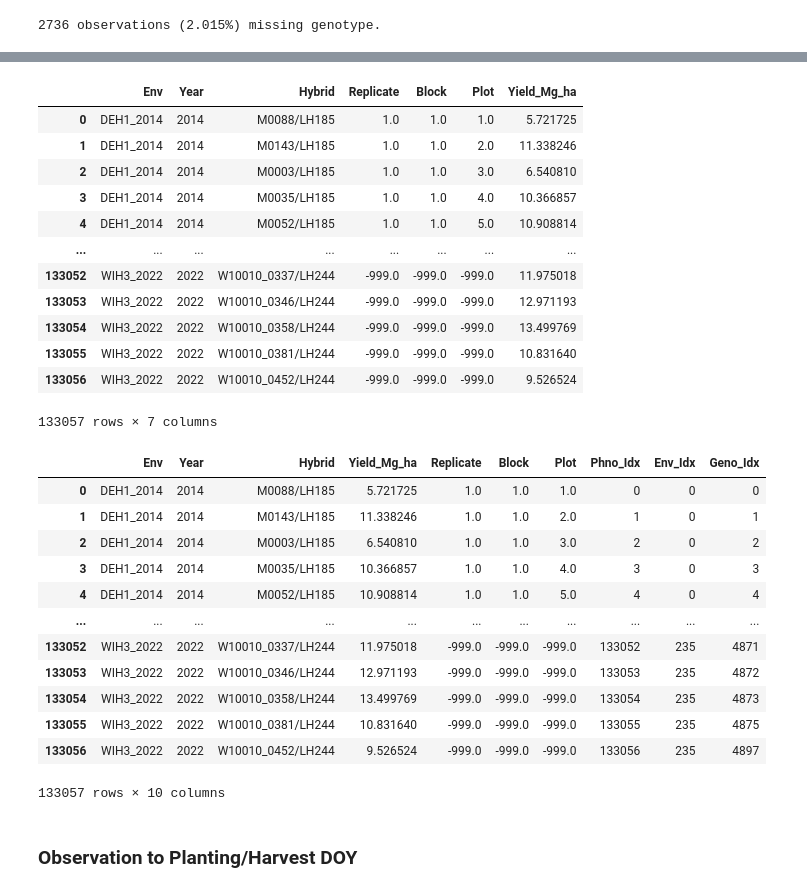
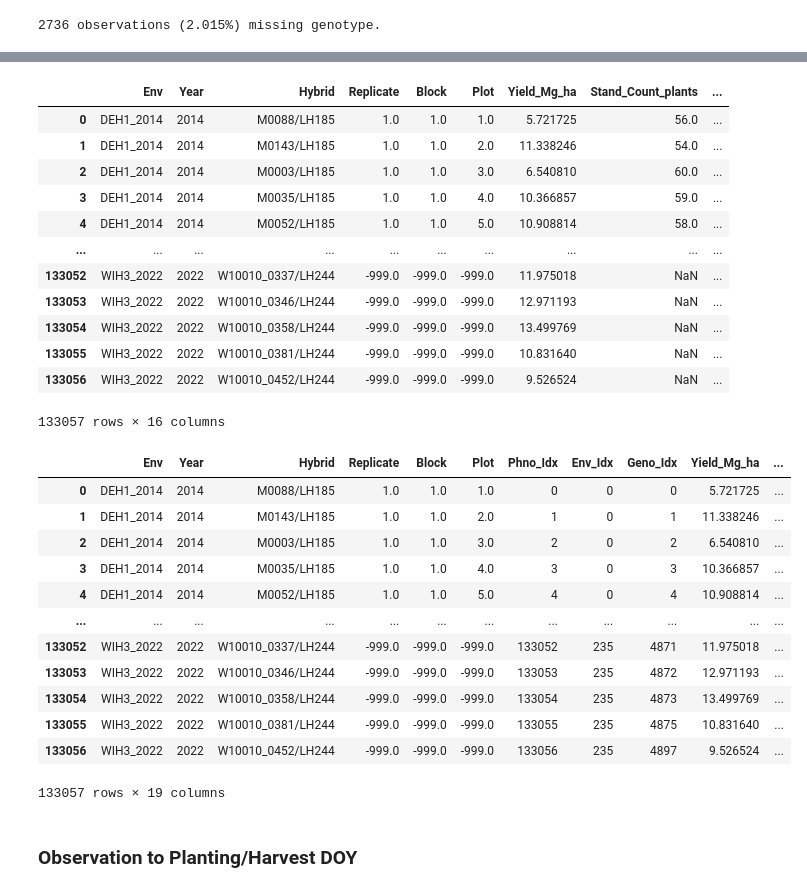
Before and after one commit to DanielKick-USDA/dataG2F, a Jupyter notebook: nbs/01.03_g2fc_prep_matrices.ipynb, the cells around one changed output, grey strips where cells are left out. Cells and saved outputs as stored; diff of their text form; code cells hidden in the pictures.

Commit message:
changed path, retained more y variables

```diff
--- a/nbs/01.03_g2fc_prep_matrices.ipynb
+++ b/nbs/01.03_g2fc_prep_matrices.ipynb
@@ -16,6 +16,6 @@ cache_path = '../nbs_artifacts/01.03_g2fc_prep_matrices/'
 ensure_dir_path_exists(dir_path = cache_path)
 # %%
-load_from = '../nbs_artifacts/01.02_g2fc_imputation/'
+load_from = '../nbs_artifacts/04_imputation/'
 
 meta = pd.read_csv(load_from+'meta.csv')
 
@@ -47,8 +47,9 @@ assert 1 == np.max(temp.Yield_Mg_ha)
 mask = ((phno.Yield_Mg_ha.notna())) # This used to allow for missing yield so long as they were in
 # 2022. Now that the 2022 data is available they should be excluded.
 phno = phno.loc[mask, :].reset_index(drop = True)
-phno = phno.loc[:, ['Env', 'Year', 'Hybrid', 'Replicate', 'Block', 'Plot', 'Yield_Mg_ha'
-                    ,
+phno = phno.loc[:, ['Env', 'Year', 'Hybrid', 'Replicate', 'Block', 'Plot', 'Yield_Mg_ha',
+                    'Stand_Count_plants', 'Pollen_DAP_days', 'Silk_DAP_days', 'Plant_Height_cm', 'Ear_Height_cm',
+                    'Root_Lodging_plants', 'Stalk_Lodging_plants', 'Grain_Moisture', 'Twt_kg_m3'
                     ]]
 phno = phno.drop_duplicates().reset_index(drop = True).copy()
 # %% [markdown]
@@ -130,19 +131,19 @@ phno_geno = phno.merge(phno_geno.loc[:, ['Hybrid', 'SNPS']].drop_duplicates(), h
 phno_geno = phno_geno.loc[(phno_geno.SNPS == True)].drop(columns = ['SNPS']).reset_index(drop=True).copy()
 phno_geno
 # %% [output]
-|  | Env | Year | Hybrid | Replicate | Block | Plot | Yield_Mg_ha |
-| 0 | DEH1_2014 | 2014 | M0088/LH185 | 1.0 | 1.0 | 1.0 | 5.721725 |
-| 1 | DEH1_2014 | 2014 | M0143/LH185 | 1.0 | 1.0 | 2.0 | 11.338246 |
-| 2 | DEH1_2014 | 2014 | M0003/LH185 | 1.0 | 1.0 | 3.0 | 6.540810 |
-| 3 | DEH1_2014 | 2014 | M0035/LH185 | 1.0 | 1.0 | 4.0 | 10.366857 |
-| 4 | DEH1_2014 | 2014 | M0052/LH185 | 1.0 | 1.0 | 5.0 | 10.908814 |
-| ... | ... | ... | ... | ... | ... | ... | ... |
-| 133052 | WIH3_2022 | 2022 | W10010_0337/LH244 | -999.0 | -999.0 | -999.0 | 11.975018 |
-| 133053 | WIH3_2022 | 2022 | W10010_0346/LH244 | -999.0 | -999.0 | -999.0 | 12.971193 |
-| 133054 | WIH3_2022 | 2022 | W10010_0358/LH244 | -999.0 | -999.0 | -999.0 | 13.499769 |
-| 133055 | WIH3_2022 | 2022 | W10010_0381/LH244 | -999.0 | -999.0 | -999.0 | 10.831640 |
-| 133056 | WIH3_2022 | 2022 | W10010_0452/LH244 | -999.0 | -999.0 | -999.0 | 9.526524 |
+|  | Env | Year | Hybrid | Replicate | Block | Plot | Yield_Mg_ha | Stand_Count_plants | ... |
+| 0 | DEH1_2014 | 2014 | M0088/LH185 | 1.0 | 1.0 | 1.0 | 5.721725 | 56.0 | ... |
+| 1 | DEH1_2014 | 2014 | M0143/LH185 | 1.0 | 1.0 | 2.0 | 11.338246 | 54.0 | ... |
+| 2 | DEH1_2014 | 2014 | M0003/LH185 | 1.0 | 1.0 | 3.0 | 6.540810 | 60.0 | ... |
+| 3 | DEH1_2014 | 2014 | M0035/LH185 | 1.0 | 1.0 | 4.0 | 10.366857 | 59.0 | ... |
+| 4 | DEH1_2014 | 2014 | M0052/LH185 | 1.0 | 1.0 | 5.0 | 10.908814 | 58.0 | ... |
+| ... | ... | ... | ... | ... | ... | ... | ... | ... | ... |
+| 133052 | WIH3_2022 | 2022 | W10010_0337/LH244 | -999.0 | -999.0 | -999.0 | 11.975018 | NaN | ... |
+| 133053 | WIH3_2022 | 2022 | W10010_0346/LH244 | -999.0 | -999.0 | -999.0 | 12.971193 | NaN | ... |
+| 133054 | WIH3_2022 | 2022 | W10010_0358/LH244 | -999.0 | -999.0 | -999.0 | 13.499769 | NaN | ... |
+| 133055 | WIH3_2022 | 2022 | W10010_0381/LH244 | -999.0 | -999.0 | -999.0 | 10.831640 | NaN | ... |
+| 133056 | WIH3_2022 | 2022 | W10010_0452/LH244 | -999.0 | -999.0 | -999.0 | 9.526524 | NaN | ... |
-133057 rows × 7 columns
+133057 rows × 16 columns
 # %%
 assert phno_geno.Yield_Mg_ha.isna().sum() == 0
 # %%
@@ -165,26 +166,31 @@ Geno_Idxs = phno_geno.loc[:, ['Hybrid']
 
 phno_geno = phno_geno.merge(Env_Idxs).merge(Geno_Idxs).sort_values('Phno_Idx').reset_index(drop = True)
 # %%
-phno_geno = phno_geno.loc[:, [ 'Env', 'Year', 'Hybrid', 'Yield_Mg_ha',
-                              'Replicate', 'Block', 'Plot',
-                              'Phno_Idx', 'Env_Idx', 'Geno_Idx']]
+starting_cols = [
+    'Env', 'Year', 'Hybrid', #'Yield_Mg_ha',
+    'Replicate', 'Block', 'Plot',
+    'Phno_Idx', 'Env_Idx', 'Geno_Idx',
+    'Yield_Mg_ha'
+    ]
+
+phno_geno = phno_geno.loc[:, starting_cols + [e for e in list(phno_geno) if e not in starting_cols] ]
 
 phno_geno
-# 133057 rows × 10 columns
+# 133057 rows × >10 columns (including more possible y variables)
 # %% [output]
-|  | Env | Year | Hybrid | Yield_Mg_ha | Replicate | Block | Plot | Phno_Idx | Env_Idx | Geno_Idx |
-| 0 | DEH1_2014 | 2014 | M0088/LH185 | 5.721725 | 1.0 | 1.0 | 1.0 | 0 | 0 | 0 |
-| 1 | DEH1_2014 | 2014 | M0143/LH185 | 11.338246 | 1.0 | 1.0 | 2.0 | 1 | 0 | 1 |
-| 2 | DEH1_2014 | 2014 | M0003/LH185 | 6.540810 | 1.0 | 1.0 | 3.0 | 2 | 0 | 2 |
-| 3 | DEH1_2014 | 2014 | M0035/LH185 | 10.366857 | 1.0 | 1.0 | 4.0 | 3 | 0 | 3 |
-| 4 | DEH1_2014 | 2014 | M0052/LH185 | 10.908814 | 1.0 | 1.0 | 5.0 | 4 | 0 | 4 |
-| ... | ... | ... | ... | ... | ... | ... | ... | ... | ... | ... |
-| 133052 | WIH3_2022 | 2022 | W10010_0337/LH244 | 11.975018 | -999.0 | -999.0 | -999.0 | 133052 | 235 | 4871 |
-| 133053 | WIH3_2022 | 2022 | W10010_0346/LH244 | 12.971193 | -999.0 | -999.0 | -999.0 | 133053 | 235 | 4872 |
-| 133054 | WIH3_2022 | 2022 | W10010_0358/LH244 | 13.499769 | -999.0 | -999.0 | -999.0 | 133054 | 235 | 4873 |
-| 133055 | WIH3_2022 | 2022 | W10010_0381/LH244 | 10.831640 | -999.0 | -999.0 | -999.0 | 133055 | 235 | 4875 |
-| 133056 | WIH3_2022 | 2022 | W10010_0452/LH244 | 9.526524 | -999.0 | -999.0 | -999.0 | 133056 | 235 | 4897 |
+|  | Env | Year | Hybrid | Replicate | Block | Plot | Phno_Idx | Env_Idx | Geno_Idx | Yield_Mg_ha | ... |
+| 0 | DEH1_2014 | 2014 | M0088/LH185 | 1.0 | 1.0 | 1.0 | 0 | 0 | 0 | 5.721725 | ... |
+| 1 | DEH1_2014 | 2014 | M0143/LH185 | 1.0 | 1.0 | 2.0 | 1 | 0 | 1 | 11.338246 | ... |
+| 2 | DEH1_2014 | 2014 | M0003/LH185 | 1.0 | 1.0 | 3.0 | 2 | 0 | 2 | 6.540810 | ... |
+| 3 | DEH1_2014 | 2014 | M0035/LH185 | 1.0 | 1.0 | 4.0 | 3 | 0 | 3 | 10.366857 | ... |
+| 4 | DEH1_2014 | 2014 | M0052/LH185 | 1.0 | 1.0 | 5.0 | 4 | 0 | 4 | 10.908814 | ... |
+| ... | ... | ... | ... | ... | ... | ... | ... | ... | ... | ... | ... |
+| 133052 | WIH3_2022 | 2022 | W10010_0337/LH244 | -999.0 | -999.0 | -999.0 | 133052 | 235 | 4871 | 11.975018 | ... |
+| 133053 | WIH3_2022 | 2022 | W10010_0346/LH244 | -999.0 | -999.0 | -999.0 | 133053 | 235 | 4872 | 12.971193 | ... |
+| 133054 | WIH3_2022 | 2022 | W10010_0358/LH244 | -999.0 | -999.0 | -999.0 | 133054 | 235 | 4873 | 13.499769 | ... |
+| 133055 | WIH3_2022 | 2022 | W10010_0381/LH244 | -999.0 | -999.0 | -999.0 | 133055 | 235 | 4875 | 10.831640 | ... |
+| 133056 | WIH3_2022 | 2022 | W10010_0452/LH244 | -999.0 | -999.0 | -999.0 | 133056 | 235 | 4897 | 9.526524 | ... |
-133057 rows × 10 columns
+133057 rows × 19 columns
 # %%
 phno_geno.to_csv(cache_path+'phno_geno.csv', index=False)
 # %%
```
Also changed, not shown: parts of 7 cells of this notebook.
